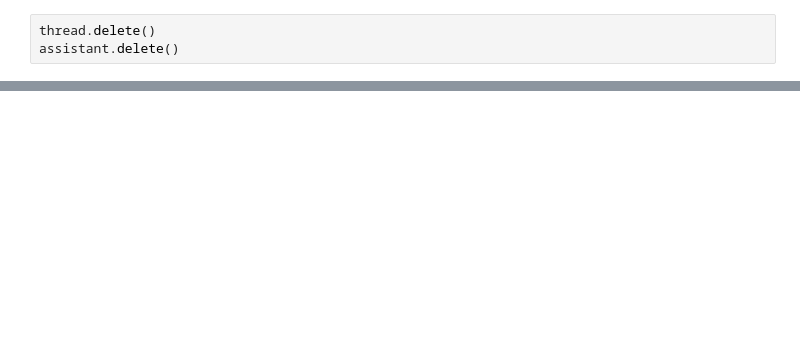
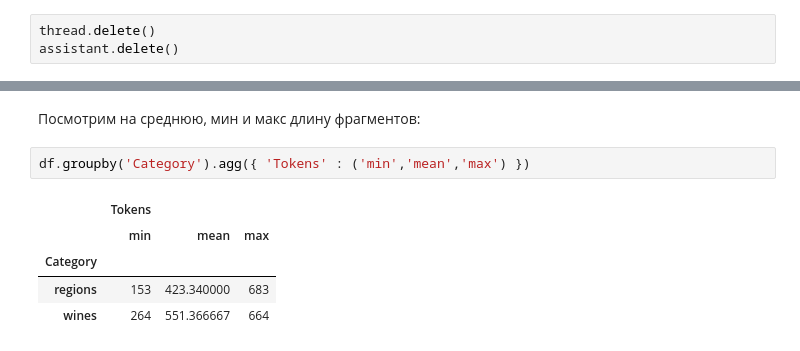
Before and after one commit to yandex-datasphere/advanced-assistant, a Jupyter notebook: advanced-assistant.ipynb, the cells around one changed output, grey strips where cells are left out. Drawn from its saved outputs; the diff is of its cells as text; blank space fills up the shorter version.

```diff
--- a/advanced-assistant.ipynb
+++ b/advanced-assistant.ipynb
@@ -111,0 +128,10 @@ glob('source/*/*.md')
+# %% [markdown]
+Посмотрим на среднюю, мин и макс длину фрагментов:
+# %%
+df.groupby('Category').agg({ 'Tokens' : ('min','mean','max') })
+# %% [output]
+|  | Tokens |  |  |
+|  | min | mean | max |
+| Category |  |  |  |
+| regions | 153 | 423.340000 | 683 |
+| wines | 264 | 551.366667 | 664 |
```
Also changed, not shown: parts of 35 cells of this notebook, 1 other file.
